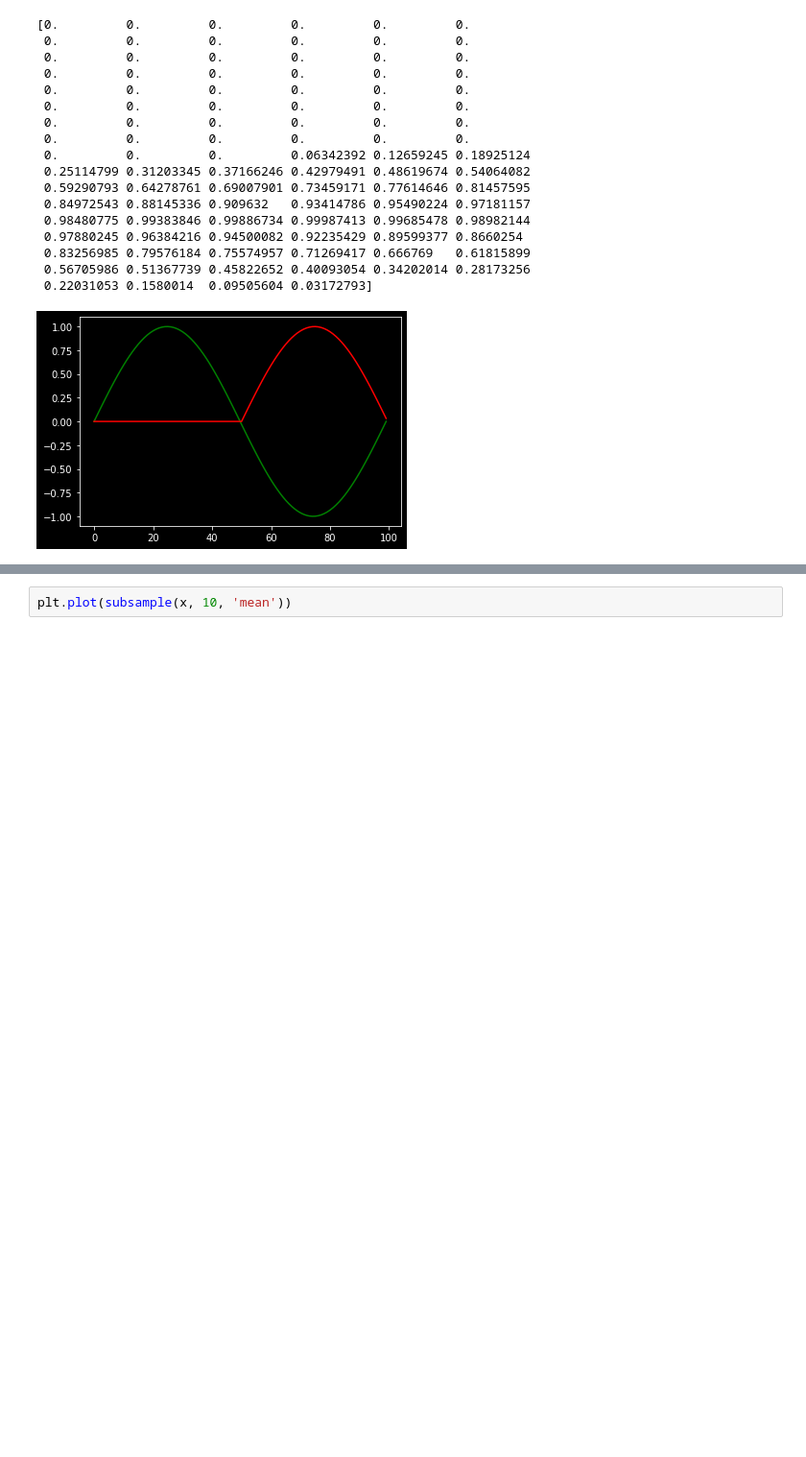
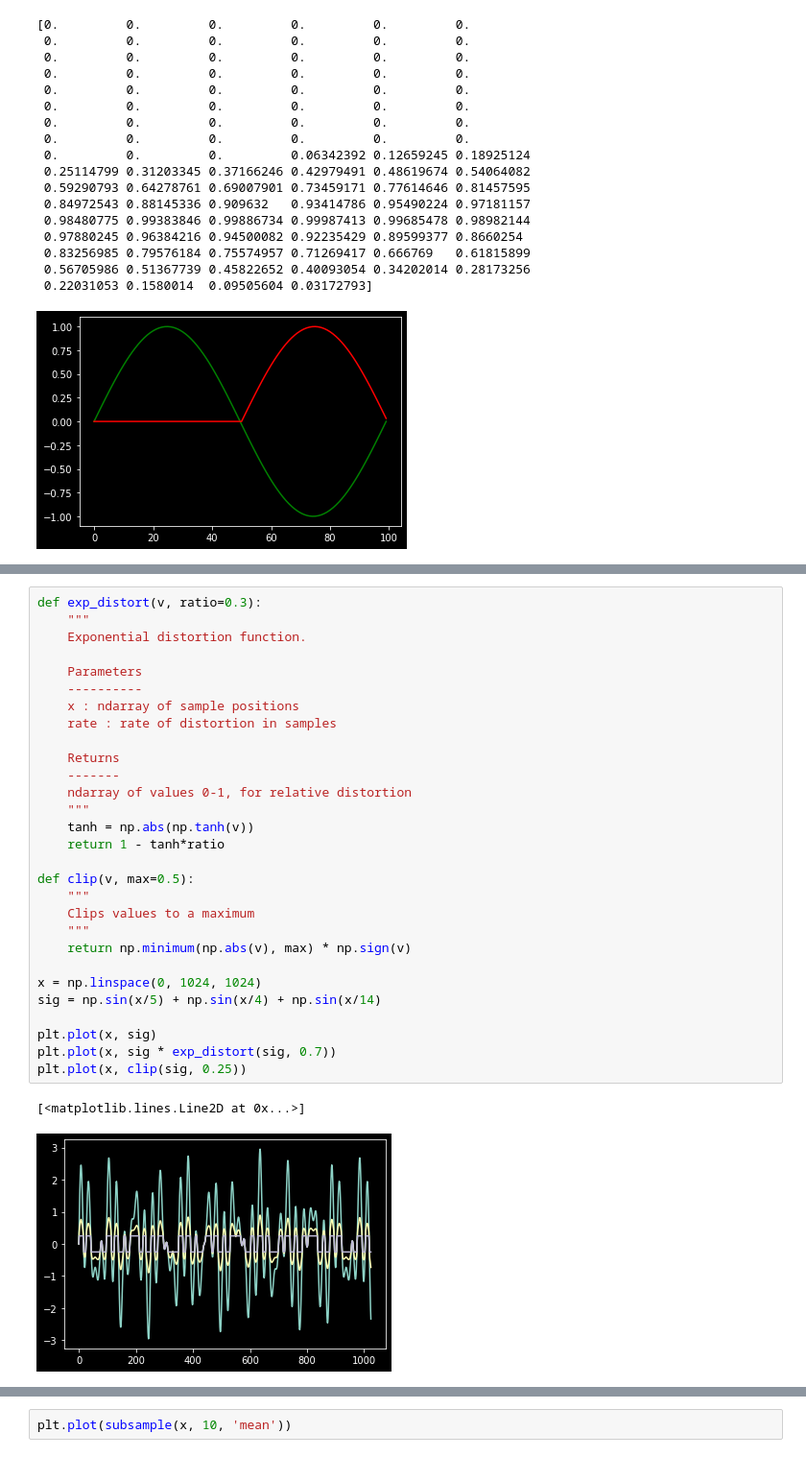
Before and after one commit to TheUnity42/MicroFinalProject, a Jupyter notebook: scratchbook.ipynb, the cells around one changed output, grey strips where cells are left out. Shown: that part at 96% size. Cells and saved outputs as stored; diff of their text form; blank space fills up the shorter version.

```diff
--- a/scratchbook.ipynb
+++ b/scratchbook.ipynb
@@ -94,0 +103,32 @@ plt.plot(x[::10])
+# %%
+def exp_distort(v, ratio=0.3):
+    """
+    Exponential distortion function.
+
+    Parameters
+    ----------
+    x : ndarray of sample positions
+    rate : rate of distortion in samples
+
+    Returns
+    -------
+    ndarray of values 0-1, for relative distortion
+    """
+    tanh = np.abs(np.tanh(v))
+    return 1 - tanh*ratio
+
+def clip(v, max=0.5):
+    """
+    Clips values to a maximum
+    """
+    return np.minimum(np.abs(v), max) * np.sign(v)
+
+x = np.linspace(0, 1024, 1024)
+sig = np.sin(x/5) + np.sin(x/4) + np.sin(x/14)
+
+plt.plot(x, sig)
+plt.plot(x, sig * exp_distort(sig, 0.7))
+plt.plot(x, clip(sig, 0.25))
+# %% [output]
+[<matplotlib.lines.Line2D at 0x...>]
+[figure, added]
```
Also changed, not shown: parts of 6 cells of this notebook, 2 other files.
